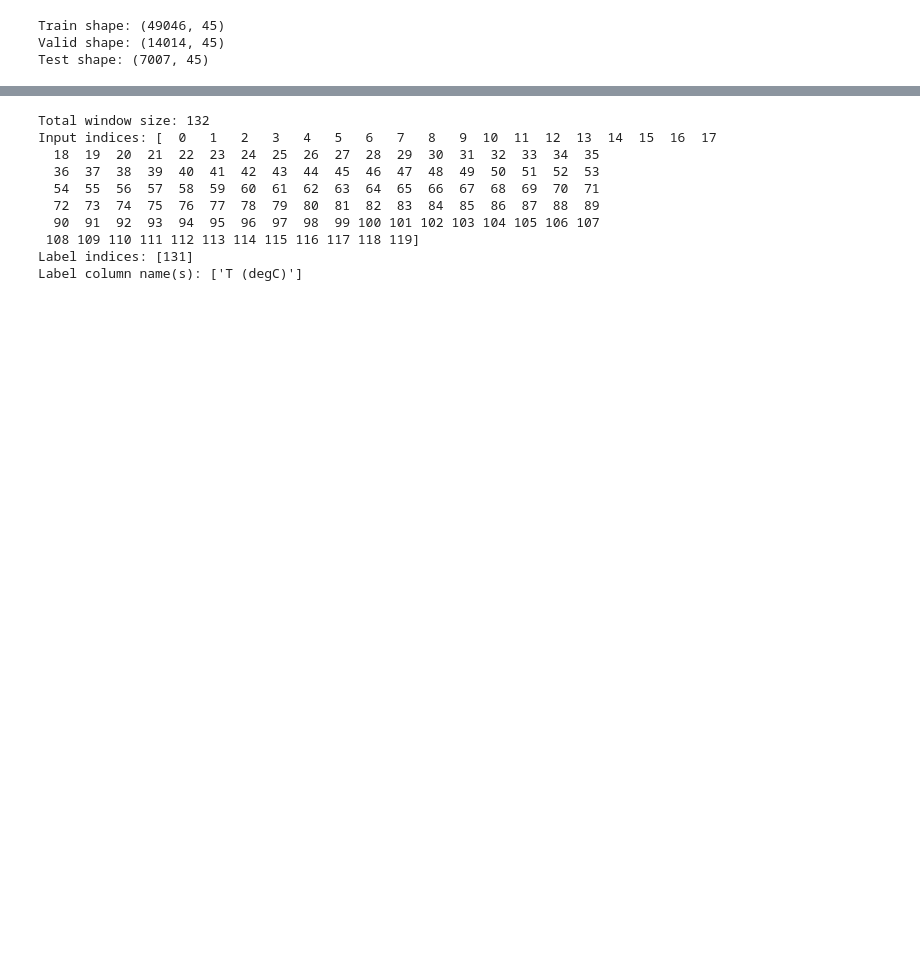
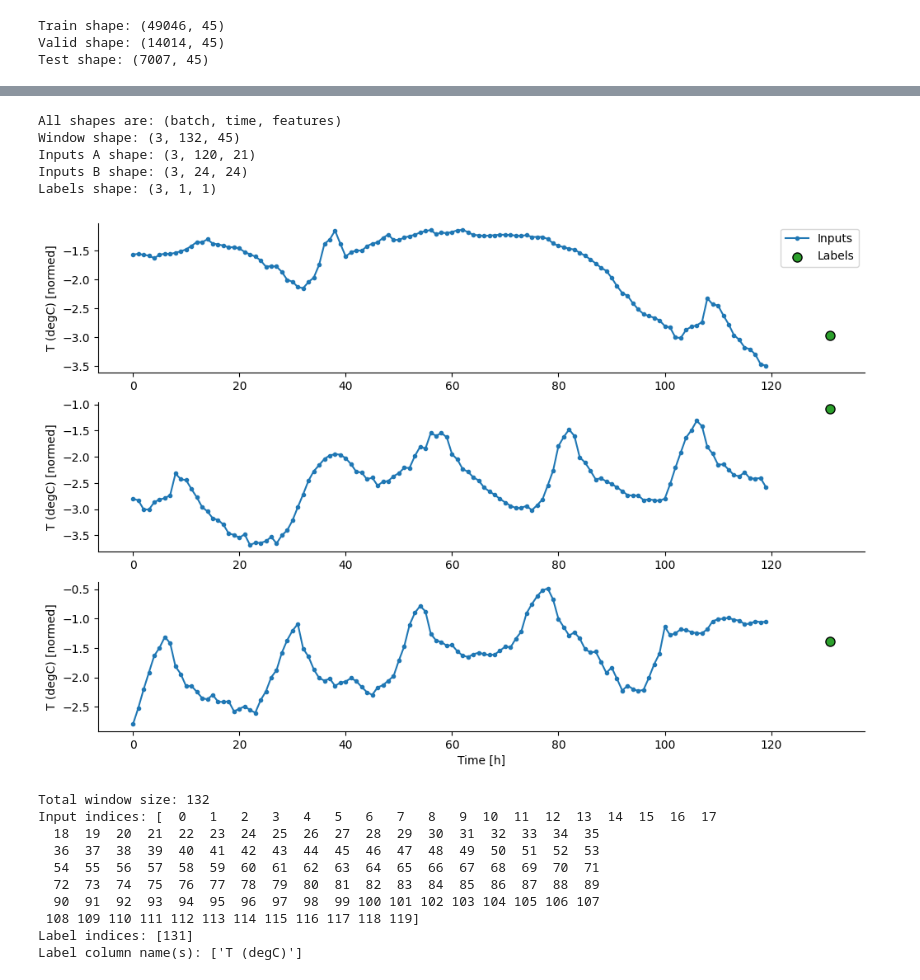
Before and after one commit to fabriziobasso/Time_Series_Files, a Jupyter notebook: TS_Analysis_Keras_file.ipynb, the cells around one changed output, grey strips where cells are left out. Drawn from its saved outputs; the diff is of its cells as text; code cells hidden in the pictures; blank space fills up the shorter version.

```diff
--- a/TS_Analysis_Keras_file.ipynb
+++ b/TS_Analysis_Keras_file.ipynb
@@ -1386,0 +1588,4 @@ test_df_nb = (test_df_nb - train_mean_nb) / train_std_nb
+# %%
+data_gen_multi = WindowGenerator_multi_inputs(input_width_a=120, input_width_b=24, label_width=1, shift=12,
+                                        label_columns=['T (degC)'])
+data_gen_multi
@@ -1386,0 +1624,21 @@ test_df_nb = (test_df_nb - train_mean_nb) / train_std_nb
+# %%
+# Stack three slices, the length of the total window.
+example_window = tf.stack([np.array(train_df_nb[:data_gen_multi.total_window_size]),
+                           np.array(train_df_nb[100:100+data_gen_multi.total_window_size]),
+                           np.array(train_df_nb[200:200+data_gen_multi.total_window_size])])
+
+example_inputs, example_labels = data_gen_multi.split_window(features=example_window)
+
+print('All shapes are: (batch, time, features)')
+print(f'Window shape: {example_window.shape}')
+print(f'Inputs A shape: {example_inputs[0].shape}')
+print(f'Inputs B shape: {example_inputs[1].shape}')
+print(f'Labels shape: {example_labels.shape}')
+# %% [output]
+All shapes are: (batch, time, features)
+Window shape: (3, 132, 45)
+Inputs A shape: (3, 120, 21)
+Inputs B shape: (3, 24, 24)
+Labels shape: (3, 1, 1)
+# %%
+data_gen_multi.example = example_inputs, example_labels
@@ -1387,3 +1679,7 @@ test_df_nb = (test_df_nb - train_mean_nb) / train_std_nb
+# %%
+data_gen_multi.plot(max_subplots=5)
+# %% [output]
+[figure, added]
 # %%
 data_gen_nb = WindowGenerator(input_width=120, label_width=1, shift=12,label_columns=['T (degC)'], train_df = train_df_nb, val_df= val_df_nb, test_df = test_df_nb)
 data_gen_nb
```
Also changed, not shown: parts of 34 cells of this notebook.
